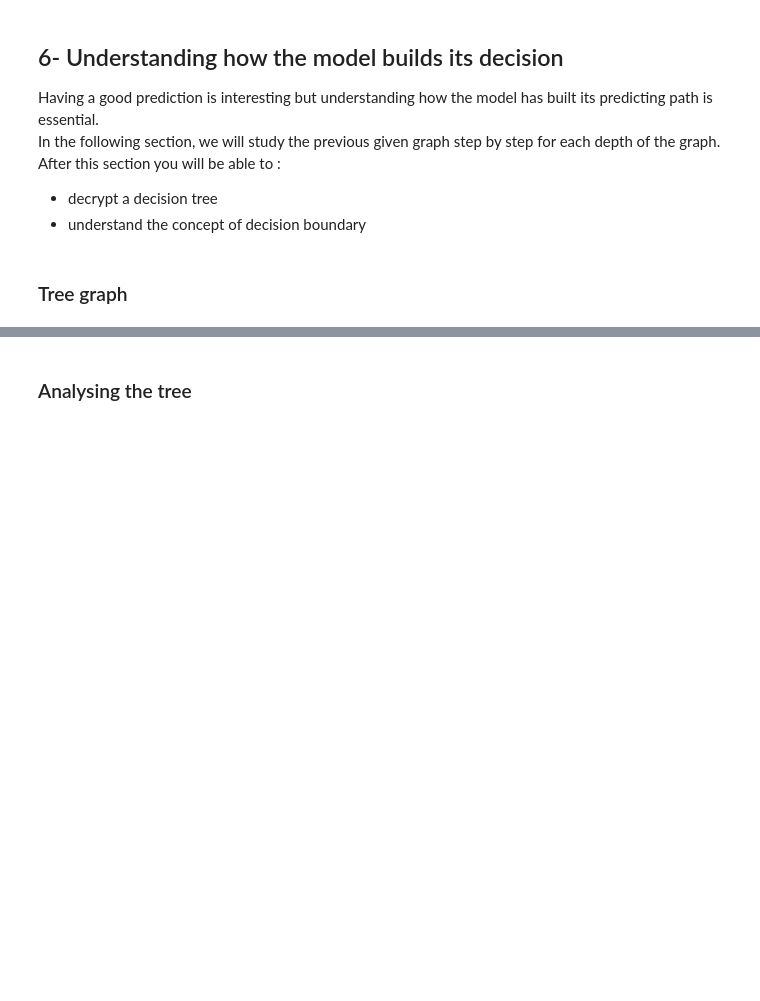
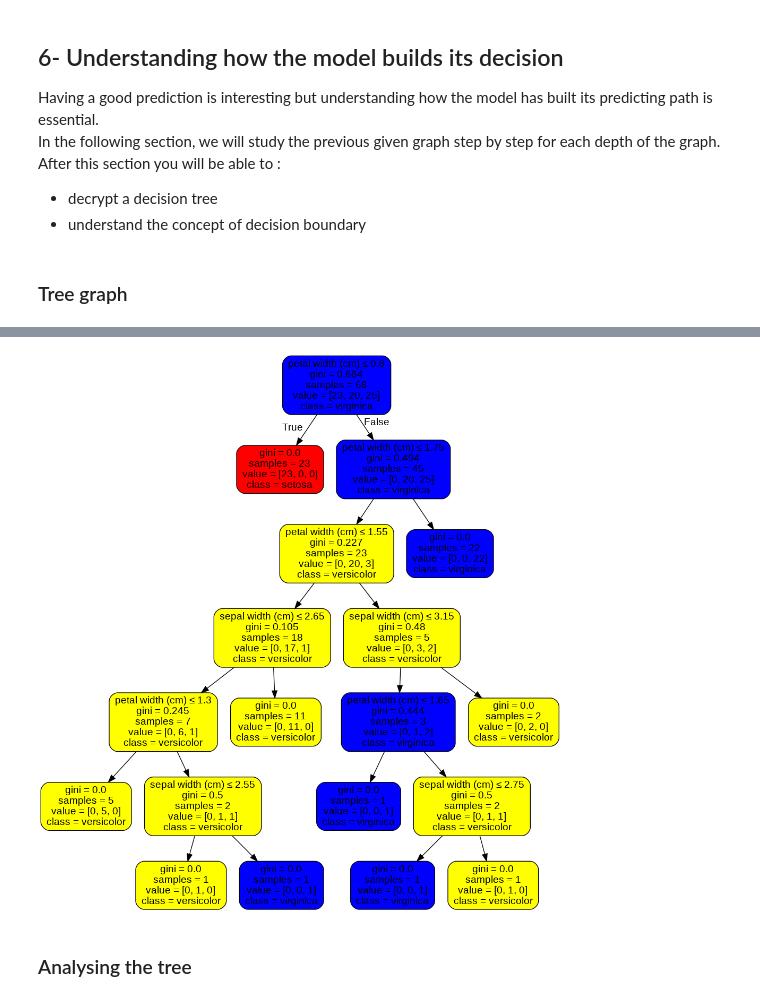
Before and after one commit to ValentinRicher/understanding-decision-trees, a Jupyter notebook: understanding_decision_trees.ipynb, the cells around one changed output, grey strips where cells are left out. Cells and saved outputs as stored; diff of their text form; code cells hidden in the pictures; blank space fills up the shorter version.

```diff
--- a/understanding_decision_trees.ipynb
+++ b/understanding_decision_trees.ipynb
@@ -136,3 +129,35 @@ graph
+# %%
+
+
+
+
+dot_data = tree.export_graphviz(model, out_file=None,
+                                feature_names=features,
+                                class_names=iris.target_names,
+                                filled=True, rounded=True,
+                                special_characters=True)
+graph = pydotplus.graph_from_dot_data(dot_data)
+
+colors = ('red', 'yellow', 'blue')
+nodes = graph.get_node_list()
+
+for node in nodes:
+  if node.get_label():
+    values = [int(ii) for ii in node.get_label().split('value = [')[1].split(']')[0].split(',')]
+    color = '#{:02x}{:02x}{:02x}'.format(values[0], values[1], values[2])
+    node.set_fillcolor(colors[np.argmax(values)])
+
+graph.write_png('colored_tree.png')
+
+
+
+def viewPydot(pdot):
+    plt = Image(pdot.create_png())
+    display(plt)
+
+viewPydot(graph)
+# %% [output]
+[figure, added]
 # %% [markdown]
 ### Analysing the tree
 # %% [markdown]
```
Also changed, not shown: parts of 6 cells of this notebook.
